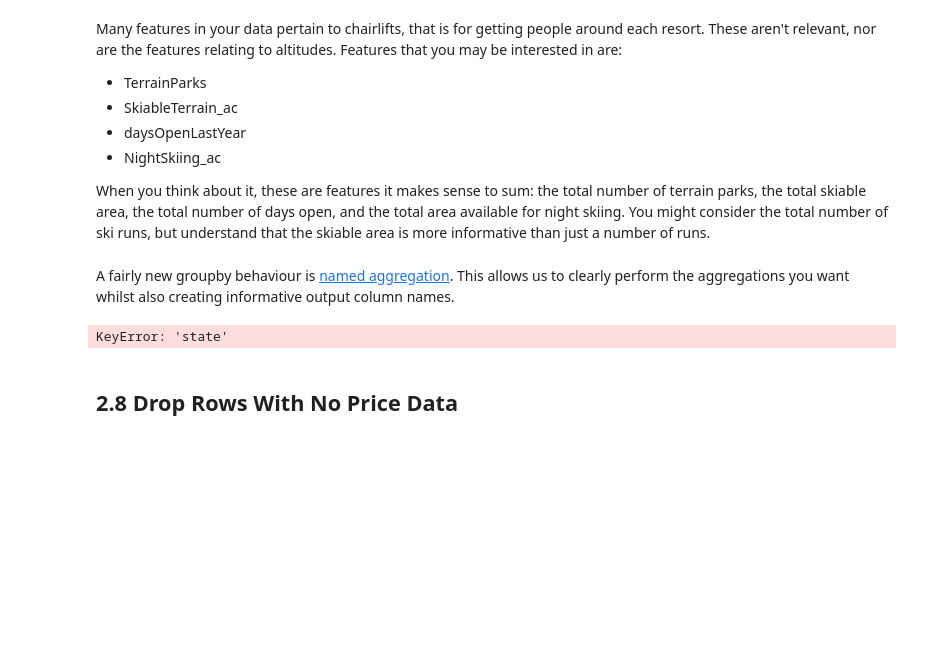
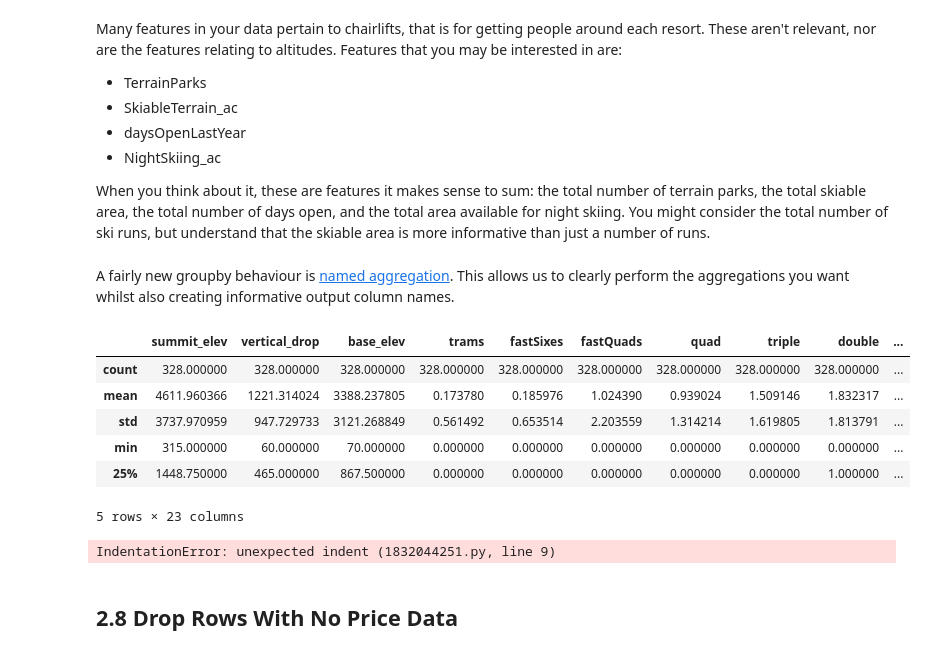
Before and after one commit to springboard-curriculum/DataScienceGuidedCapstone, a Jupyter notebook: Notebooks/02_data_wrangling.ipynb, the cells around one changed output. Drawn from its saved outputs; the diff is of its cells as text; code cells hidden in the pictures; blank space fills up the shorter version.

```diff
--- a/Notebooks/02_data_wrangling.ipynb
+++ b/Notebooks/02_data_wrangling.ipynb
@@ -721,6 +721,16 @@ Many features in your data pertain to chairlifts, that is for getting people aro
 When you think about it, these are features it makes sense to sum: the total number of terrain parks, the total skiable area, the total number of days open, and the total area available for night skiing. You might consider the total number of ski runs, but understand that the skiable area is more informative than just a number of runs.
 # %% [markdown]
 A fairly new groupby behaviour is [named aggregation](https://pandas-docs.github.io/pandas-docs-travis/whatsnew/v0.25.0.html). This allows us to clearly perform the aggregations you want whilst also creating informative output column names.
+# %%
+ski_data.head()
+# %% [output]
+|  | summit_elev | vertical_drop | base_elev | trams | fastSixes | fastQuads | quad | triple | double | ... |
+| count | 328.000000 | 328.000000 | 328.000000 | 328.000000 | 328.000000 | 328.000000 | 328.000000 | 328.000000 | 328.000000 | ... |
+| mean | 4611.960366 | 1221.314024 | 3388.237805 | 0.173780 | 0.185976 | 1.024390 | 0.939024 | 1.509146 | 1.832317 | ... |
+| std | 3737.970959 | 947.729733 | 3121.268849 | 0.561492 | 0.653514 | 2.203559 | 1.314214 | 1.619805 | 1.813791 | ... |
+| min | 315.000000 | 60.000000 | 70.000000 | 0.000000 | 0.000000 | 0.000000 | 0.000000 | 0.000000 | 0.000000 | ... |
+| 25% | 1448.750000 | 465.000000 | 867.500000 | 0.000000 | 0.000000 | 0.000000 | 0.000000 | 0.000000 | 1.000000 | ... |
+5 rows × 23 columns
 # %%
 #Code task 27#
 #Add named aggregations for the sum of 'daysOpenLastYear', 'TerrainParks', and 'NightSkiing_ac'
@@ -728,7 +738,8 @@ A fairly new groupby behaviour is [named aggregation](https://pandas-docs.github
 #respectively
 #Finally, add a call to the reset_index() method (we recommend you experiment with and without this to see
 #what it does)
-state_summary = ski_data.groupby('state').agg(
+
+state_summary = ski_data.groupby('state',level=0).agg(
     resorts_per_state=pd.NamedAgg(column='Name', aggfunc='size'), #could pick any column here
     state_total_skiable_area_ac=pd.NamedAgg(column='SkiableTerrain_ac', aggfunc='sum'),
     state_total_days_open=pd.NamedAgg(column='daysOpenLastYear', aggfunc='sum'),
@@ -737,7 +748,7 @@ state_summary = ski_data.groupby('state').agg(
 ).reset_index()
 state_summary.head()
 # %% [output]
-KeyError: 'state'
+IndentationError: unexpected indent (1832044251.py, line 9)
 # %% [markdown]
 ## 2.8 Drop Rows With No Price Data<a id='2.8_Drop_Rows_With_No_Price_Data'></a>
 # %% [markdown]
```
Also changed, not shown: parts of 14 cells of this notebook.
